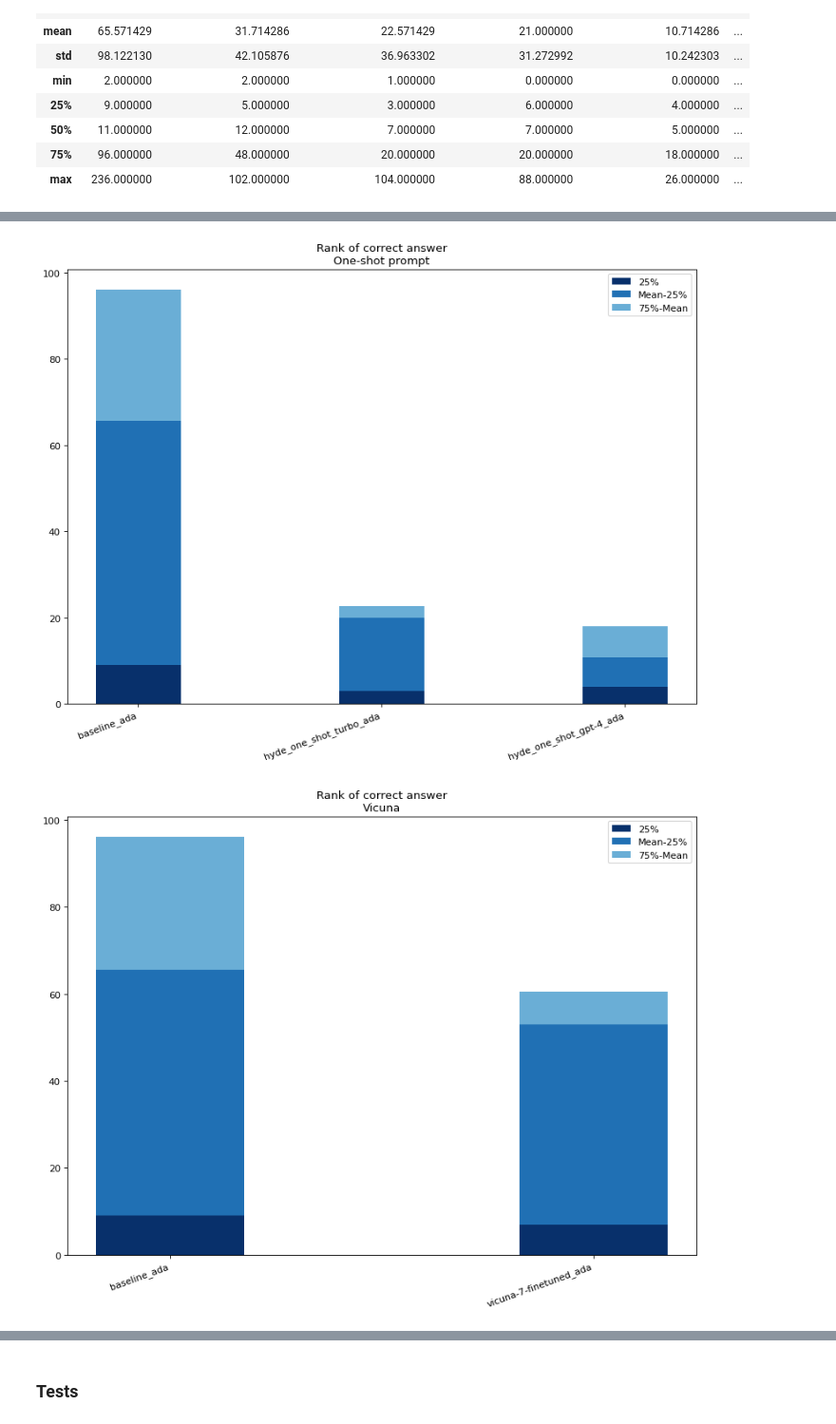
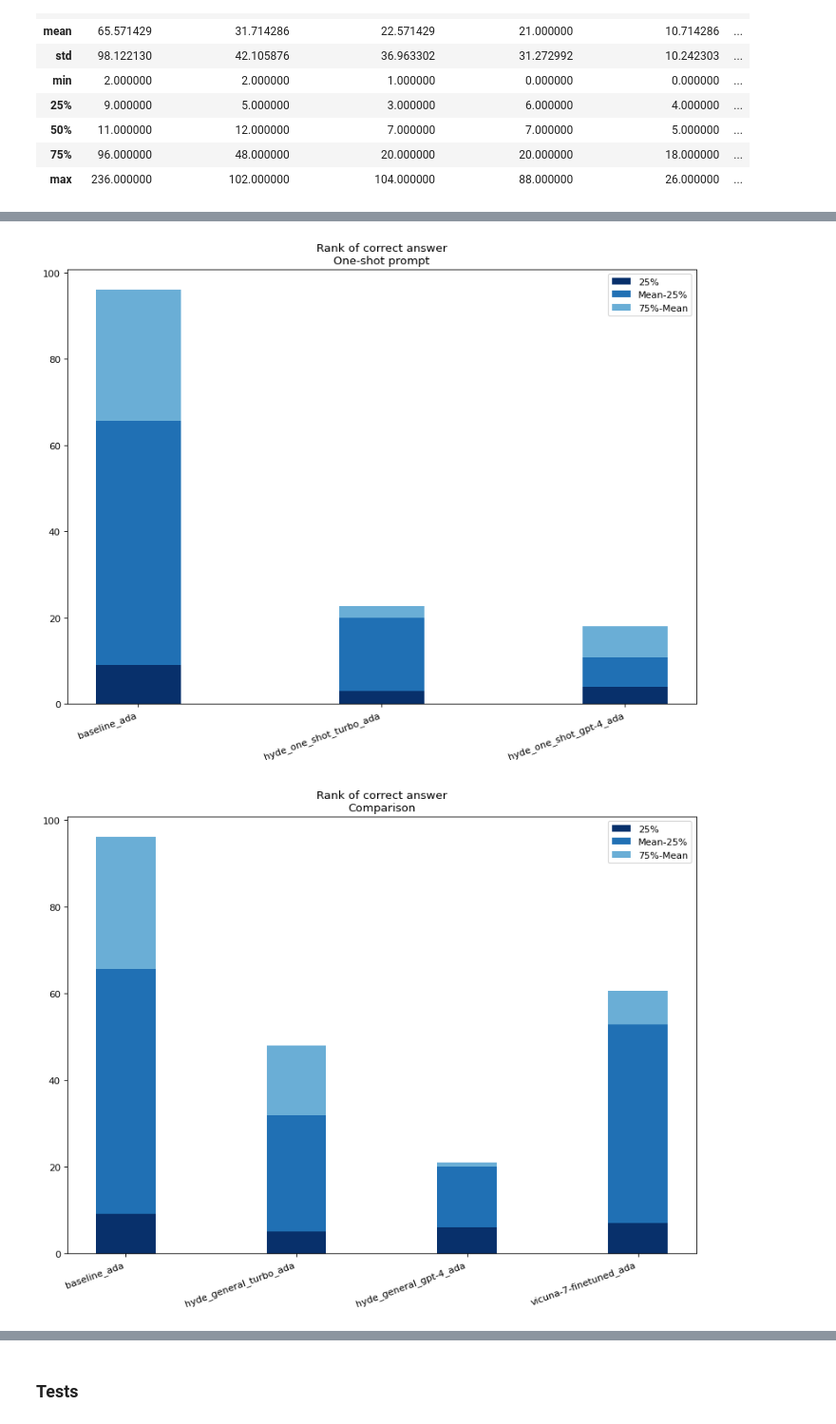
Before and after one commit to MerlinAGI/retrieval-experiments, a Jupyter notebook: benchmark.ipynb, the cells around one changed output, grey strips where cells are left out. Shown at 95% size. Cells and saved outputs as stored; diff of their text form; code cells hidden in the pictures.

Commit message:
added comparison

```diff
--- a/benchmark.ipynb
+++ b/benchmark.ipynb
@@ -286,35 +286,35 @@ def plot(columns, title, stats):
 
     fig, ax = plt.subplots(figsize=(10, 8), dpi=80)
 
     # Stacked bar chart
     rects1 = ax.bar(labels, twenty_five, width, label='25%',color=colors[2])
     rects2 = ax.bar(labels, mean_minus_25, width, bottom=twenty_five, label='Mean-25%',color=colors[1])
     rects3 = ax.bar(labels, seventy_five_minus_mean, width, bottom=twenty_five+mean_minus_25, label='75%-Mean',color=colors[0])
 
     # Add some text for labels, title, and custom x-axis tick labels, etc.
     ax.set_title(f'Rank of correct answer\n{title}')
     ax.legend()
 
     plt.xticks(rotation=20, ha='right')  # Rotate x-axis labels for better visibility if they're long
 
     fig.tight_layout()
     fig.savefig(f"output/{title.replace(' ', '_')}.png", dpi=180, facecolor='w')
     plt.show()
 
 stats = df.describe()
 
 
 plot(["baseline_ada", "hyde_general_turbo_ada", "hyde_general_gpt-4_ada"], "General prompt", stats)
 plot(["baseline_ada", "hyde_one_shot_turbo_ada", "hyde_one_shot_gpt-4_ada"], "One-shot prompt", stats)
-plot(["baseline_ada", "vicuna-7-finetuned_ada"], "Vicuna", stats)
+plot(["baseline_ada", "hyde_general_turbo_ada", "hyde_general_gpt-4_ada", "vicuna-7-finetuned_ada"], "Comparison", stats)
 # select some rows only, vicuna fails on some questions
 df_cleaned = df.loc[[3, 4, 6]]
 stats_cleaned = df_cleaned.describe()
 plot(["baseline_ada", "vicuna-7-finetuned_ada"], "Vicuna *", stats_cleaned)
 # %% [output]
 [figure]
 [figure]
-[figure, old version]
+[figure, new version]
 [figure]
 # %% [markdown]
 ### Tests
```
Also changed, not shown: 1 other file.
